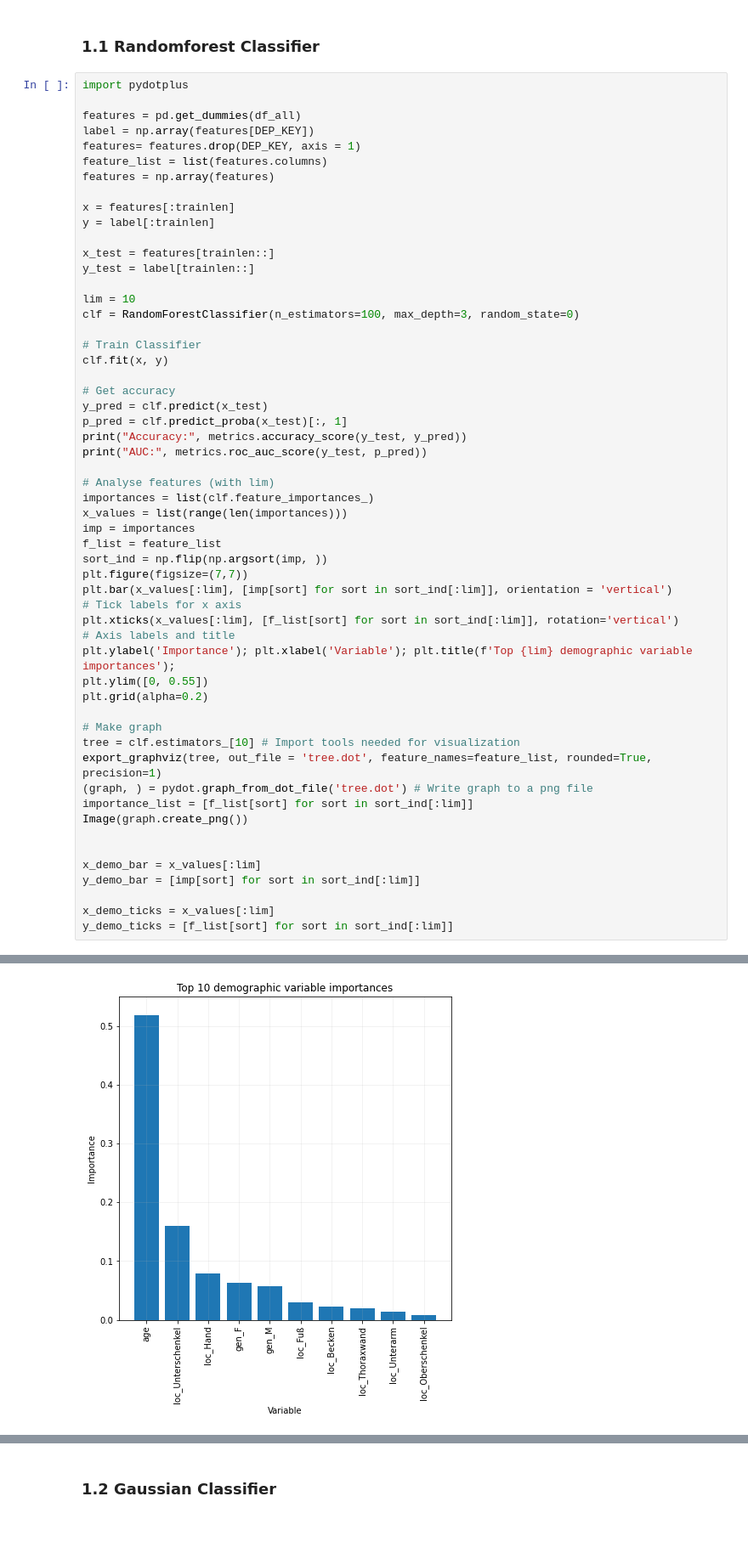
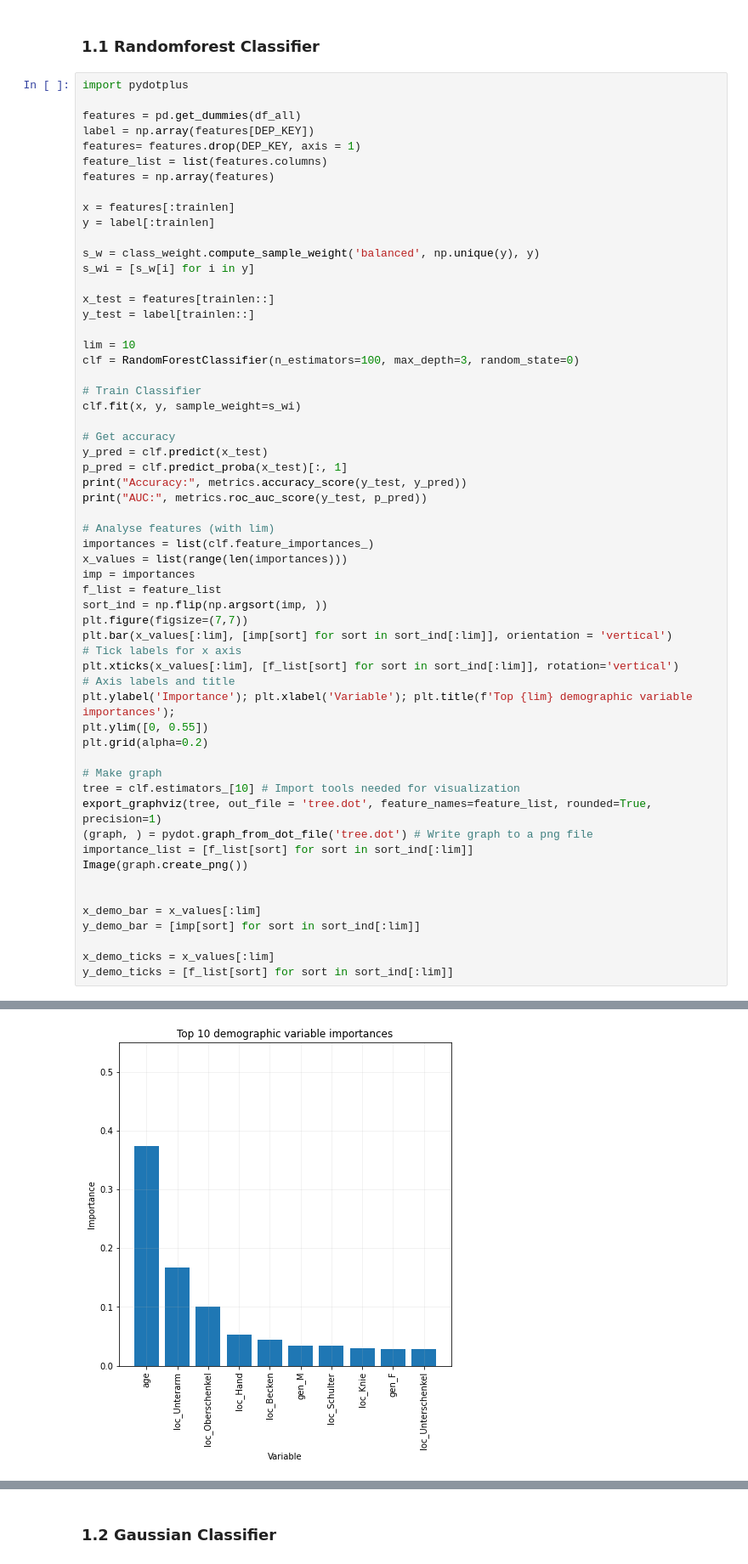
Before and after one commit to NikonPic/TumorSegmentationDemo, a Jupyter notebook: 02_feature_classification.ipynb, the cells around one changed output, grey strips where cells are left out. Shown at 85% size. Cells and saved outputs as stored; diff of their text form; blank space fills up the shorter version.

```diff
--- a/02_feature_classification.ipynb
+++ b/02_feature_classification.ipynb
@@ -150,6 +151,9 @@ features = np.array(features)
 x = features[:trainlen]
 y = label[:trainlen]
 
+s_w = class_weight.compute_sample_weight('balanced', np.unique(y), y)
+s_wi = [s_w[i] for i in y]
+
 x_test = features[trainlen::]
 y_test = label[trainlen::]
 
@@ -157,7 +161,7 @@ lim = 10
 clf = RandomForestClassifier(n_estimators=100, max_depth=3, random_state=0)
 
 # Train Classifier
-clf.fit(x, y)
+clf.fit(x, y, sample_weight=s_wi)
 
 # Get accuracy
 y_pred = clf.predict(x_test)
@@ -199,4 +203,4 @@ AUC: 0.7200722394220846
-[figure, old version]
+[figure, new version]
 # %%
 randomforestclassifier(df_all, DEP_KEY, trainlen)
 # %% [output]
```
Also changed, not shown: parts of 15 cells of this notebook, 3 other files.
